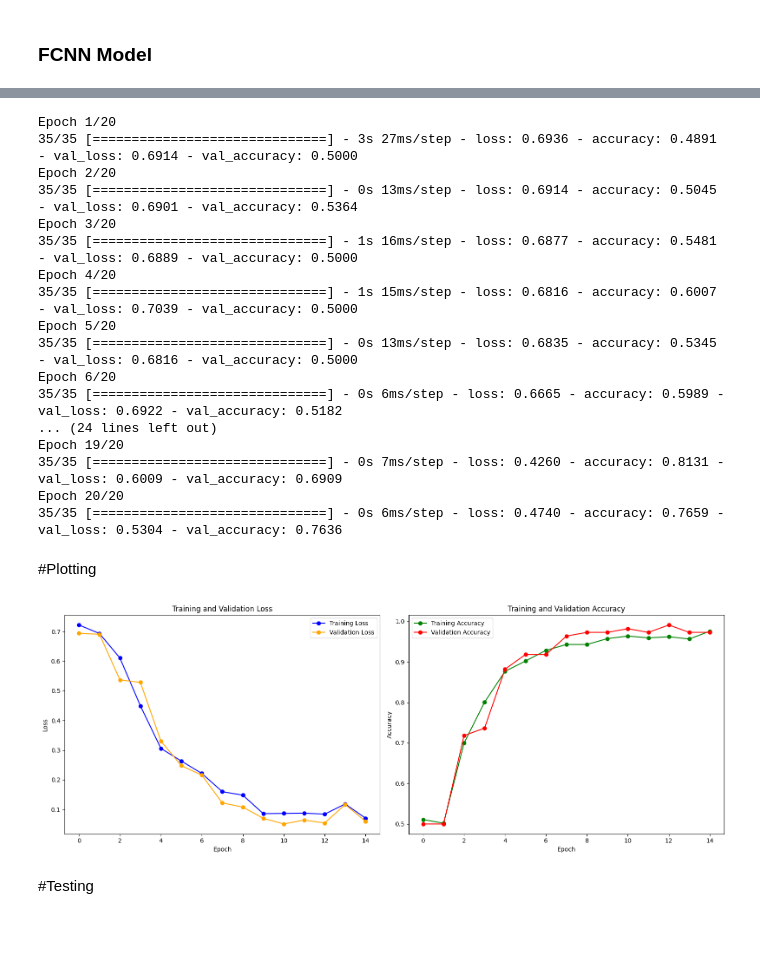
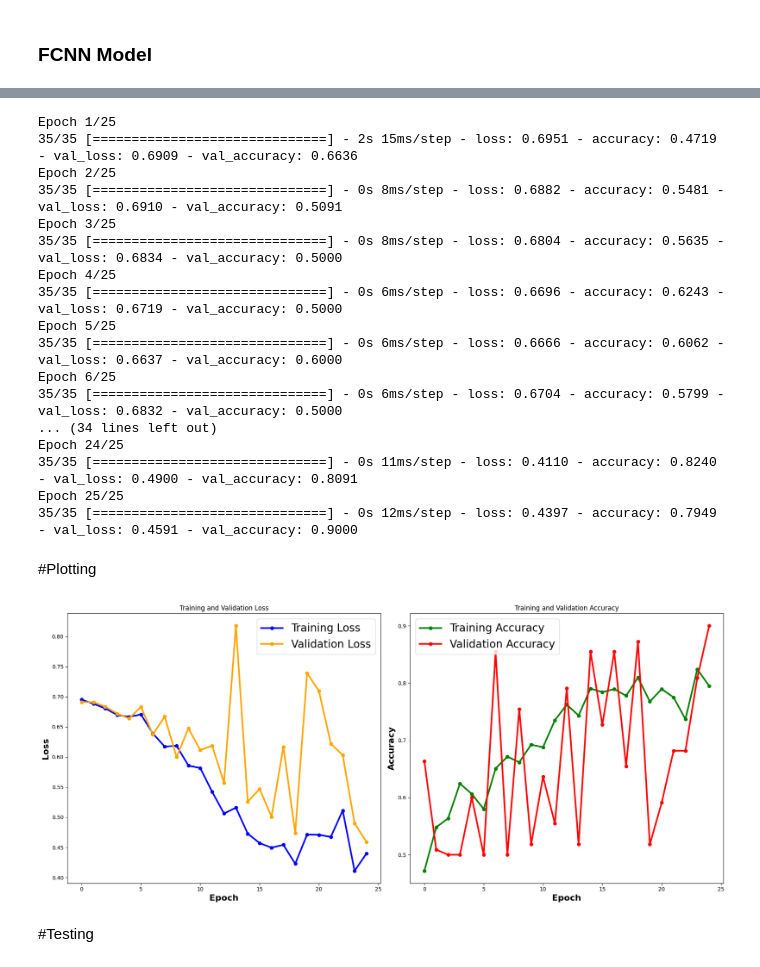
Before and after one commit to ForhanShahriarFahim/Artificial-Intelligence-Lab, a Jupyter notebook: Group_9_Assignment_4(Updated).ipynb, the cells around one changed output, grey strips where cells are left out. Drawn from its saved outputs; the diff is of its cells as text; code cells hidden in the pictures; blank space fills up the shorter version.

```diff
--- a/Group_9_Assignment_4(Updated).ipynb
+++ b/Group_9_Assignment_4(Updated).ipynb
@@ -431,57 +438,57 @@ Non-trainable params: 0 (0.00 Byte)
 _________________________________________________________________
 # %%
 # Fit the model
-history = fcnn_model.fit(train_images, train_labels,
-                         epochs=20,
+fcnn_history = fcnn_model.fit(train_images, train_labels,
+                         epochs=25,
                          validation_data=(val_images, val_labels))
 # %% [output]
-Epoch 1/20
-35/35 [==============================] - 3s 27ms/step - loss: 0.6936 - accuracy: 0.4891 - val_loss: 0.6914 - val_accuracy: 0.5000
-Epoch 2/20
-35/35 [==============================] - 0s 13ms/step - loss: 0.6914 - accuracy: 0.5045 - val_loss: 0.6901 - val_accuracy: 0.5364
-Epoch 3/20
-35/35 [==============================] - 1s 16ms/step - loss: 0.6877 - accuracy: 0.5481 - val_loss: 0.6889 - val_accuracy: 0.5000
-Epoch 4/20
-35/35 [==============================] - 1s 15ms/step - loss: 0.6816 - accuracy: 0.6007 - val_loss: 0.7039 - val_accuracy: 0.5000
-Epoch 5/20
-35/35 [==============================] - 0s 13ms/step - loss: 0.6835 - accuracy: 0.5345 - val_loss: 0.6816 - val_accuracy: 0.5000
-Epoch 6/20
-35/35 [==============================] - 0s 6ms/step - loss: 0.6665 - accuracy: 0.5989 - val_loss: 0.6922 - val_accuracy: 0.5182
-... (24 lines left out)
-Epoch 19/20
-35/35 [==============================] - 0s 7ms/step - loss: 0.4260 - accuracy: 0.8131 - val_loss: 0.6009 - val_accuracy: 0.6909
-Epoch 20/20
-35/35 [==============================] - 0s 6ms/step - loss: 0.4740 - accuracy: 0.7659 - val_loss: 0.5304 - val_accuracy: 0.7636
+Epoch 1/25
+35/35 [==============================] - 2s 15ms/step - loss: 0.6951 - accuracy: 0.4719 - val_loss: 0.6909 - val_accuracy: 0.6636
+Epoch 2/25
+35/35 [==============================] - 0s 8ms/step - loss: 0.6882 - accuracy: 0.5481 - val_loss: 0.6910 - val_accuracy: 0.5091
+Epoch 3/25
+35/35 [==============================] - 0s 8ms/step - loss: 0.6804 - accuracy: 0.5635 - val_loss: 0.6834 - val_accuracy: 0.5000
+Epoch 4/25
+35/35 [==============================] - 0s 6ms/step - loss: 0.6696 - accuracy: 0.6243 - val_loss: 0.6719 - val_accuracy: 0.5000
+Epoch 5/25
+35/35 [==============================] - 0s 6ms/step - loss: 0.6666 - accuracy: 0.6062 - val_loss: 0.6637 - val_accuracy: 0.6000
+Epoch 6/25
+35/35 [==============================] - 0s 6ms/step - loss: 0.6704 - accuracy: 0.5799 - val_loss: 0.6832 - val_accuracy: 0.5000
+... (34 lines left out)
+Epoch 24/25
+35/35 [==============================] - 0s 11ms/step - loss: 0.4110 - accuracy: 0.8240 - val_loss: 0.4900 - val_accuracy: 0.8091
+Epoch 25/25
+35/35 [==============================] - 0s 12ms/step - loss: 0.4397 - accuracy: 0.7949 - val_loss: 0.4591 - val_accuracy: 0.9000
 # %% [markdown]
 #Plotting
 # %%
-plt.figure(figsize=(16, 6))
+plt.figure(figsize=(18, 8))
 
 # Plot Training Loss
 plt.subplot(1, 2, 1)
-plt.plot(history.history['loss'], '-o', label='Training Loss', color='blue')
-plt.plot(history.history['val_loss'], '-o', label='Validation Loss', color='orange')
-plt.xlabel('Epoch')
-plt.ylabel('Loss')
+plt.plot(fcnn_history.history['loss'], '-o', label='Training Loss', color='blue',linewidth=3)
+plt.plot(fcnn_history.history['val_loss'], '-o', label='Validation Loss', color='orange',linewidth=3)
+plt.xlabel('Epoch',fontsize=16, weight='bold')
+plt.ylabel('Loss',fontsize=16, weight='bold')
 plt.title('Training and Validation Loss')
-plt.legend()
+plt.legend(fontsize=20)
 
 # Plot Training Accuracy
 plt.subplot(1, 2, 2)
-plt.plot(history.history['accuracy'], '-o', label='Training Accuracy', color='green')
-plt.plot(history.history['val_accuracy'], '-o', label='Validation Accuracy', color='red')
-plt.xlabel('Epoch')
-plt.ylabel('Accuracy')
+plt.plot(fcnn_history.history['accuracy'], '-o', label='Training Accuracy', color='green',linewidth=3)
+plt.plot(fcnn_history.history['val_accuracy'], '-o', label='Validation Accuracy', color='red',linewidth=3)
+plt.xlabel('Epoch',fontsize=16, weight='bold')
+plt.ylabel('Accuracy',fontsize=16, weight='bold')
 plt.title('Training and Validation Accuracy')
-plt.legend()
+plt.legend(fontsize=20)
 
 # Adjust layout to prevent overlap
 plt.tight_layout()
-#plt.savefig('/content/drive/MyDrive/Classifier Dataset/Images Save/FCNN_Training_and_Validation_Accuracy_Loss.png')
+# plt.savefig('/content/drive/MyDrive/Classifier Dataset/Images Save/FCNN_Training_and_Validation_Accuracy_and_Loss.png')
 # Show the plot
 plt.show()
 # %% [output]
-[figure, old version]
+[figure, new version]
 # %% [markdown]
 #Testing
 # %%
```
Also changed, not shown: parts of 20 cells of this notebook.
